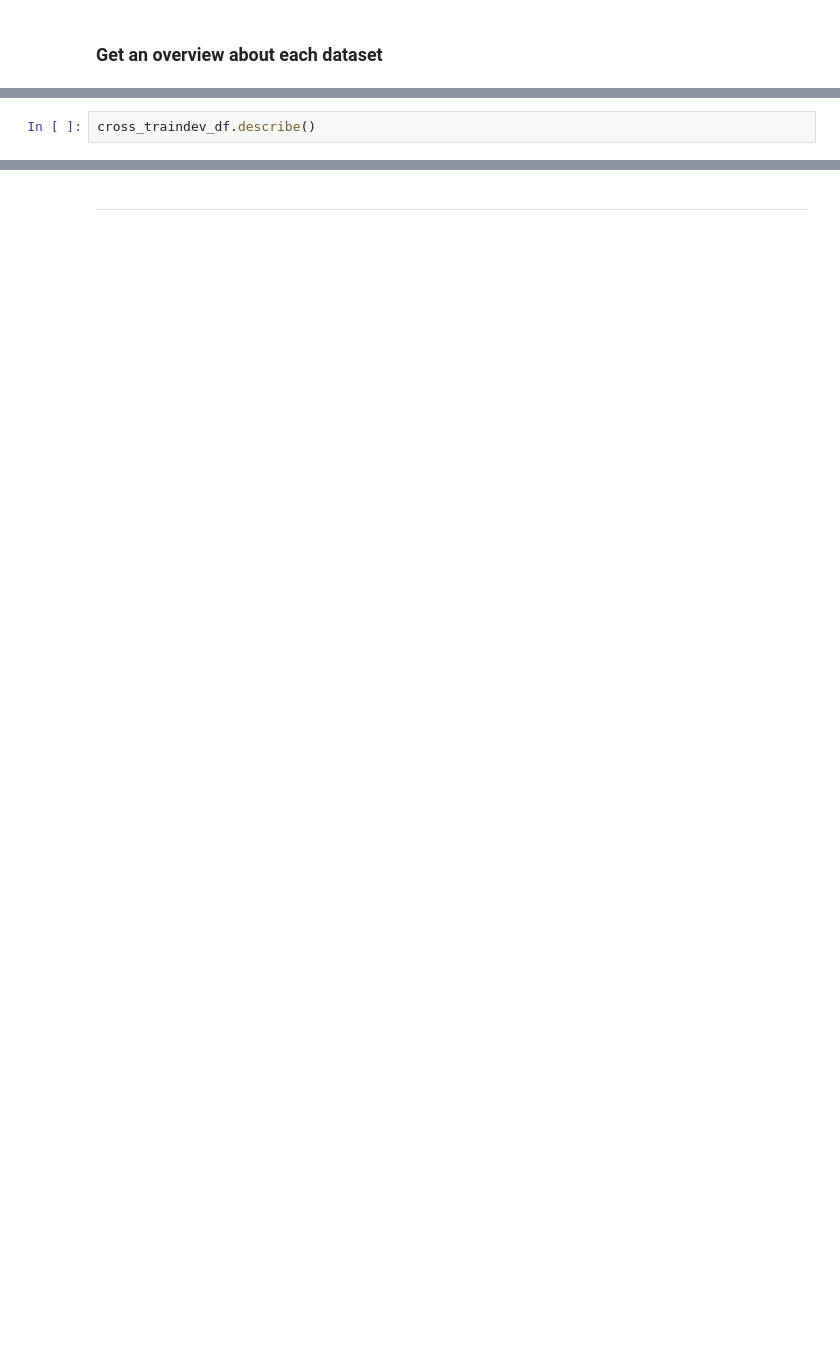
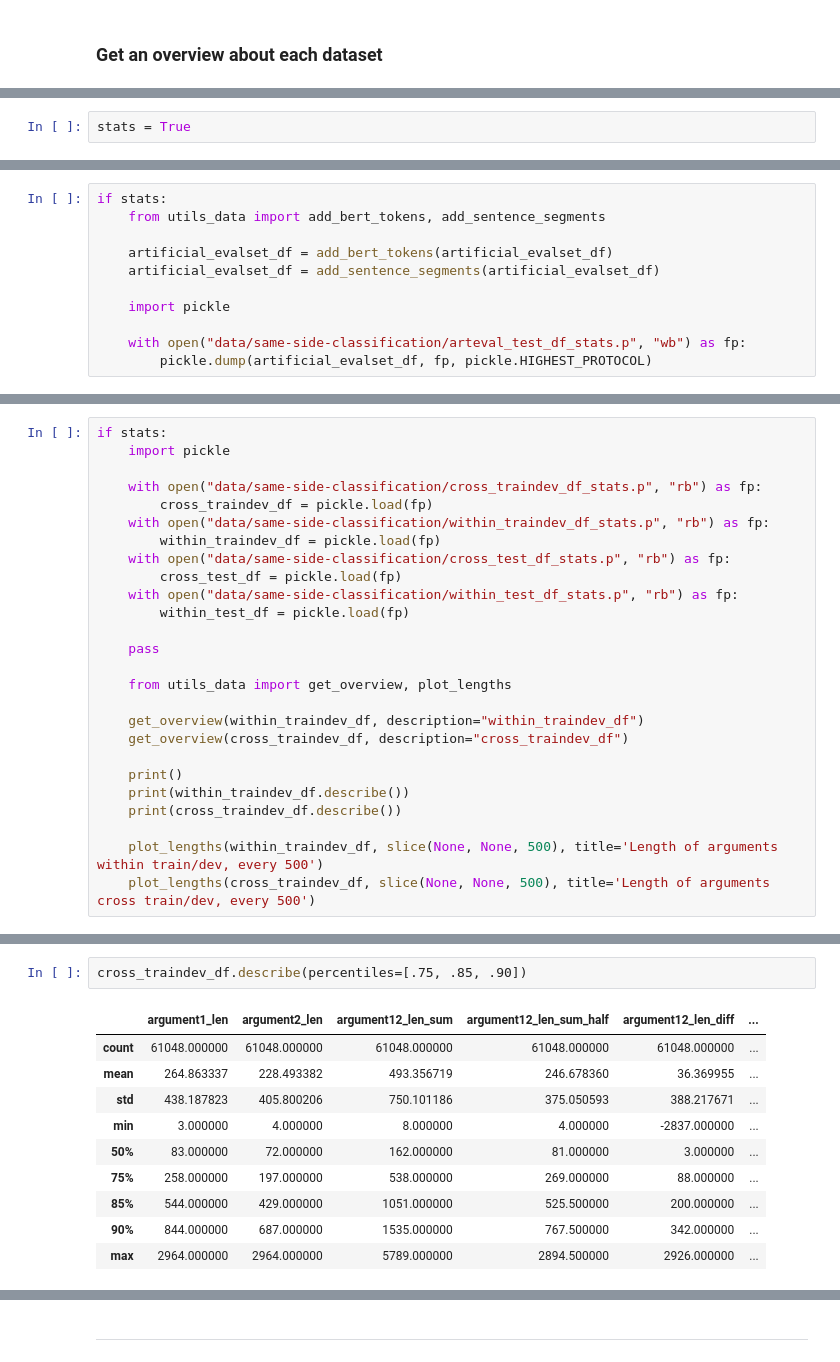
Before and after one commit to webis-de/SAMESIDE-19, a Jupyter notebook: same-side-classification-bert-BCE-epilog-compare.ipynb, the cells around one changed output, grey strips where cells are left out. Saved outputs shown, nothing was run; the diff lists cells and outputs as text; blank space fills up the shorter version.

```diff
--- a/same-side-classification-bert-BCE-epilog-compare.ipynb
+++ b/same-side-classification-bert-BCE-epilog-compare.ipynb
@@ -253,0 +97,2 @@ within_test_df = within_test_df.progress_apply(compute_arg_len, axis=1)
+# %%
+stats = True
@@ -253,0 +132,11 @@ within_test_df = within_test_df.progress_apply(compute_arg_len, axis=1)
+# %%
+if stats:
+    from utils_data import add_bert_tokens, add_sentence_segments
+
+    artificial_evalset_df = add_bert_tokens(artificial_evalset_df)
+    artificial_evalset_df = add_sentence_segments(artificial_evalset_df)
+
+    import pickle
+
+    with open("data/same-side-classification/arteval_test_df_stats.p", "wb") as fp:
+        pickle.dump(artificial_evalset_df, fp, pickle.HIGHEST_PROTOCOL)
@@ -253,0 +146,26 @@ within_test_df = within_test_df.progress_apply(compute_arg_len, axis=1)
+# %%
+if stats:
+    import pickle
+
+    with open("data/same-side-classification/cross_traindev_df_stats.p", "rb") as fp:
+        cross_traindev_df = pickle.load(fp)
+    with open("data/same-side-classification/within_traindev_df_stats.p", "rb") as fp:
+        within_traindev_df = pickle.load(fp)
+    with open("data/same-side-classification/cross_test_df_stats.p", "rb") as fp:
+        cross_test_df = pickle.load(fp)
+    with open("data/same-side-classification/within_test_df_stats.p", "rb") as fp:
+        within_test_df = pickle.load(fp)
+
+    pass
+
+    from utils_data import get_overview, plot_lengths
+
+    get_overview(within_traindev_df, description="within_traindev_df")
+    get_overview(cross_traindev_df, description="cross_traindev_df")
+
+    print()
+    print(within_traindev_df.describe())
+    print(cross_traindev_df.describe())
+
+    plot_lengths(within_traindev_df, slice(None, None, 500), title='Length of arguments within train/dev, every 500')
+    plot_lengths(cross_traindev_df, slice(None, None, 500), title='Length of arguments cross train/dev, every 500')
@@ -254,2 +192,13 @@ within_test_df = within_test_df.progress_apply(compute_arg_len, axis=1)
 # %%
-cross_traindev_df.describe()
+cross_traindev_df.describe(percentiles=[.75, .85, .90])
+# %% [output]
+|  | argument1_len | argument2_len | argument12_len_sum | argument12_len_sum_half | argument12_len_diff | ... |
+| count | 61048.000000 | 61048.000000 | 61048.000000 | 61048.000000 | 61048.000000 | ... |
+| mean | 264.863337 | 228.493382 | 493.356719 | 246.678360 | 36.369955 | ... |
+| std | 438.187823 | 405.800206 | 750.101186 | 375.050593 | 388.217671 | ... |
+| min | 3.000000 | 4.000000 | 8.000000 | 4.000000 | -2837.000000 | ... |
+| 50% | 83.000000 | 72.000000 | 162.000000 | 81.000000 | 3.000000 | ... |
+| 75% | 258.000000 | 197.000000 | 538.000000 | 269.000000 | 88.000000 | ... |
+| 85% | 544.000000 | 429.000000 | 1051.000000 | 525.500000 | 200.000000 | ... |
+| 90% | 844.000000 | 687.000000 | 1535.000000 | 767.500000 | 342.000000 | ... |
+| max | 2964.000000 | 2964.000000 | 5789.000000 | 2894.500000 | 2926.000000 | ... |
```
Also changed, not shown: parts of 78 cells of this notebook, 6 other files.
